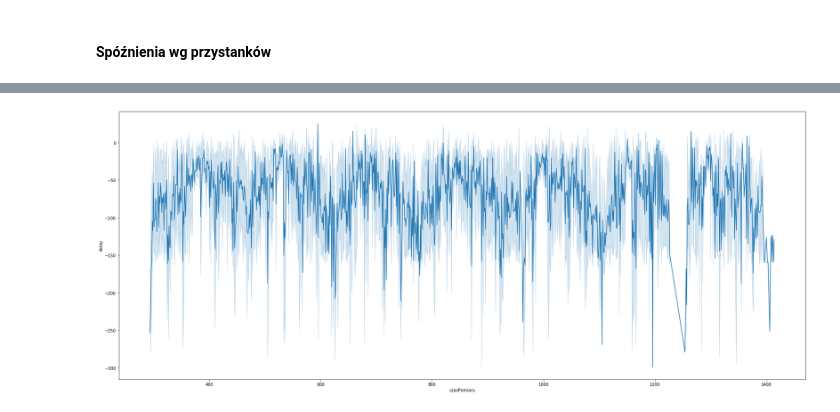
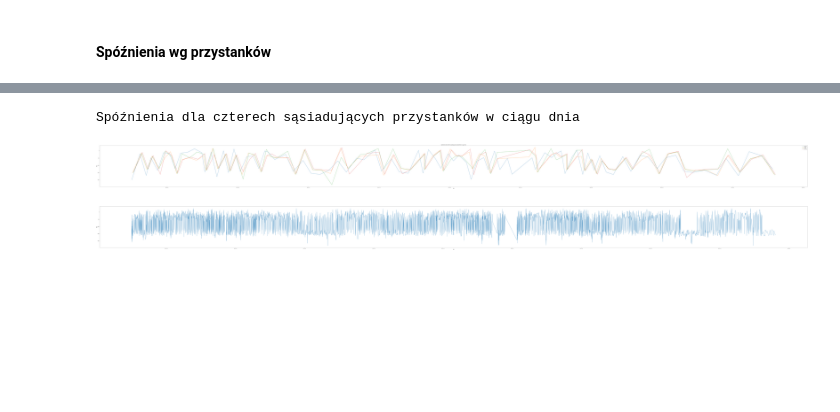
Before and after one commit to Valaraucoo/ids-data-analysis, a Jupyter notebook: ids-data-analysis.ipynb, the cells around one changed output, grey strips where cells are left out. Drawn from its saved outputs; the diff is of its cells as text; code cells hidden in the pictures; blank space fills up the shorter version.

```diff
--- a/ids-data-analysis.ipynb
+++ b/ids-data-analysis.ipynb
@@ -326,0 +325,13 @@ plt.show()
+# %%
+df_to_mydlniki = df_sort_by_stops_order[df_sort_by_stops_order.direction == "Mydlniki"]
+df_to_kombinat = df_sort_by_stops_order[df_sort_by_stops_order.direction == "Kombinat"]
+df_to_mydlniki = remove_outliers(df_to_mydlniki, columns = ['delay'], error_discriminator = 1)
+df_to_kombinat = remove_outliers(df_to_kombinat, columns = ['delay'], error_discriminator = 1)
+
+df_to_mydlniki.boxplot(by='stopOrder', column=['delay'], figsize=(20,8))
+plt.title("Delay grouped by stops to Mydlniki", fontweight='bold')
+plt.suptitle('')
+df_to_kombinat.boxplot(by='stopOrder', column=['delay'], figsize=(20,8))
+plt.title("Delay grouped by stops to Kombinat", fontweight='bold')
+plt.suptitle('')
+plt.show()
@@ -327,6 +347,18 @@ plt.show()
+# %%
+print('Spóźnienia dla czterech sąsiadujących przystanków w ciągu dnia')
+plt.figure(figsize=(200,12))
+sns.lineplot(data=df_to_mydlniki[(df_to_mydlniki.weekday == 0)&(df_to_mydlniki.stopName == 'Dobrego Pasterza')], x='date', y="delay", label="dobrego")
+sns.lineplot(data=df_to_mydlniki[(df_to_mydlniki.weekday == 0)&(df_to_mydlniki.stopName == 'Opolska Estakada')], x='date', y="delay", label="opolska")
+sns.lineplot(data=df_to_mydlniki[(df_to_mydlniki.weekday == 0)&(df_to_mydlniki.stopName == 'UR Aleja 29 Listopada')], x='date', y="delay", label="UR 29")
+sns.lineplot(data=df_to_mydlniki[(df_to_mydlniki.weekday == 0)&(df_to_mydlniki.stopName == 'Biskupa Prandoty')], x='date', y="delay", label="prandoty")
+plt.title('Spóźnienia dla czterech sąsiadujących przystanków w ciągu dnia')
+plt.show()
+# %% [output]
+Spóźnienia dla czterech sąsiadujących przystanków w ciągu dnia
+[figure, added]
 # %%
-plt.figure(figsize=(30,12))
-sns.lineplot(data=df_to_mydlniki[df_to_mydlniki.weekday == 4], x="czasPomiaru", y="delay")
+plt.figure(figsize=(200,12))
+sns.lineplot(data=df_to_mydlniki[df_to_mydlniki.weekday == 0], x="date", y="delay")
 plt.show()
 # %% [output]
-[figure, old version]
+[figure, new version]
```
Also changed, not shown: parts of 26 cells of this notebook.
